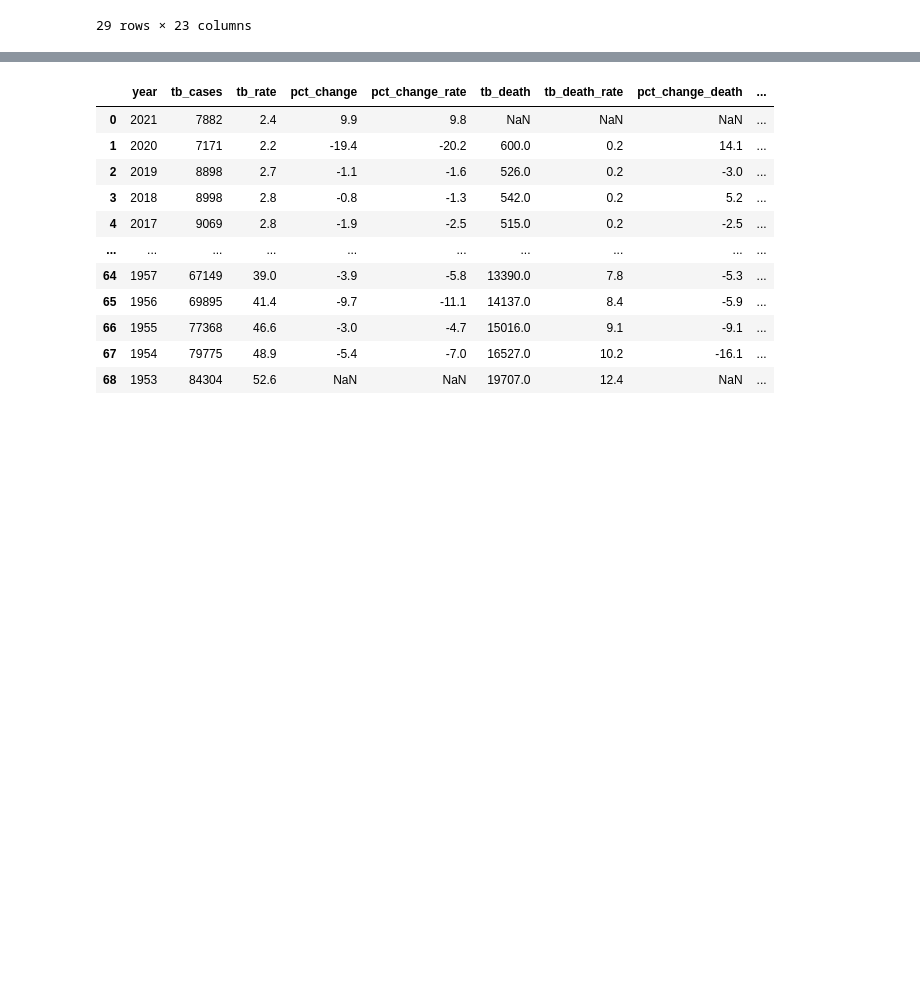
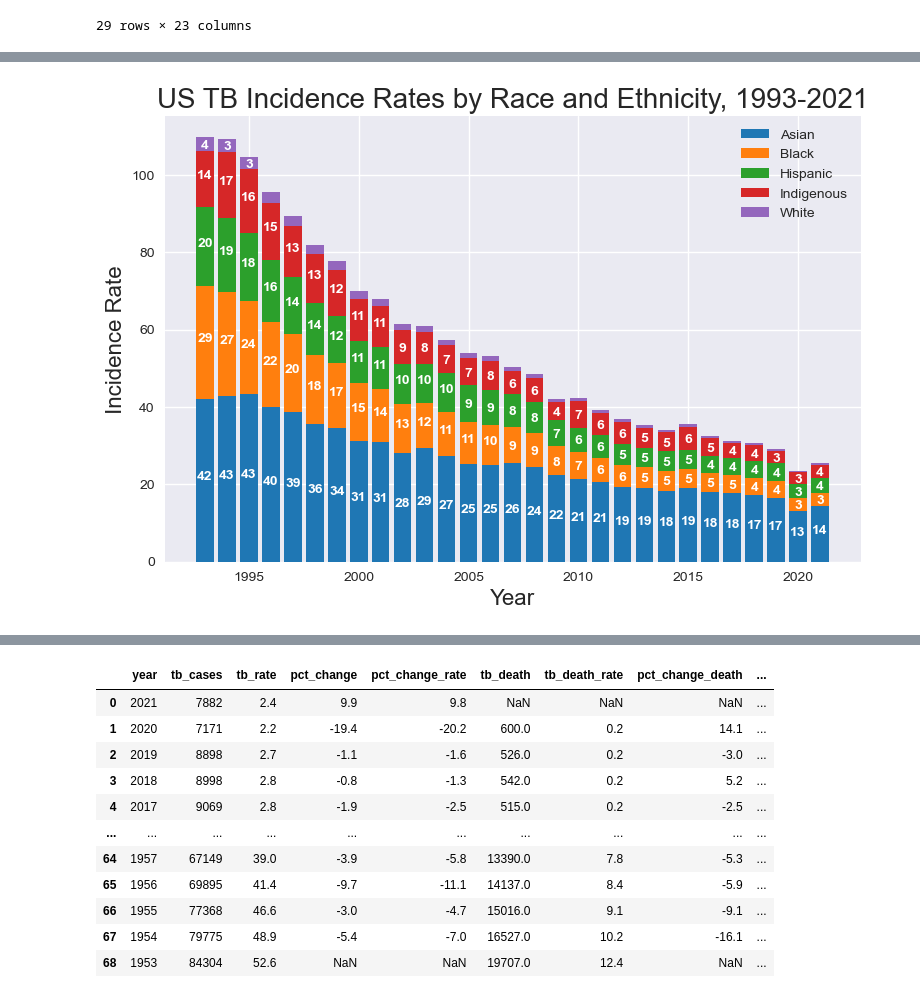
Before and after one commit to datascisteven/Omdena-Tuberculosis-Image-Classification-Project, a Jupyter notebook: notebooks/statistics.ipynb, the cells around one changed output, grey strips where cells are left out. Cells and saved outputs as stored; diff of their text form; code cells hidden in the pictures; blank space fills up the shorter version.

```diff
--- a/notebooks/statistics.ipynb
+++ b/notebooks/statistics.ipynb
@@ -28,0 +56,50 @@ tb_data
+# %%
+years = tb_data.year
+groups = years[::-1]
+colors = ["tab:blue", "tab:orange", "tab:green", "tab:red", "tab:purple"]
+
+values = np.array(
+    [
+        tb_data.rate_asian.tolist()[::-1],
+        tb_data.rate_black.tolist()[::-1],
+        tb_data.rate_hispanic.tolist()[::-1],
+        tb_data.rate_indig.tolist()[::-1],
+        tb_data.rate_white.tolist()[::-1],
+    ]
+)
+
+fig, ax = plt.subplots()
+
+for i in range(values.shape[0]):
+    ax.bar(groups, values[i], bottom=np.sum(values[:i], axis=0), color=colors[i])
+
+for bar in ax.patches:
+    if bar.get_height() > 10:
+        ax.text(
+            bar.get_x() + bar.get_width() / 2,
+            bar.get_height() / 2 + bar.get_y(),
+            round(bar.get_height()),
+            ha="center",
+            color="w",
+            weight="bold",
+            size=10,
+        )
+    elif (bar.get_height() > 3) and (bar.get_height() <= 10):
+        ax.text(
+            bar.get_x() + bar.get_width() / 2,
+            bar.get_height() / 2 + bar.get_y(),
+            round(bar.get_height()),
+            ha="center",
+            va="center_baseline",
+            color="w",
+            weight="bold",
+            size=10,
+        )
+
+plt.xlabel("Year", fontsize=16)
+plt.ylabel("Incidence Rate", fontsize=16)
+plt.legend(["Asian", "Black", "Hispanic", "Indigenous", "White"])
+plt.title("US TB Incidence Rates by Race and Ethnicity, 1993-2021", fontsize=20)
+plt.show()
+# %% [output]
+[figure, added]
```
Also changed, not shown: parts of 10 cells of this notebook, 13 other files.
